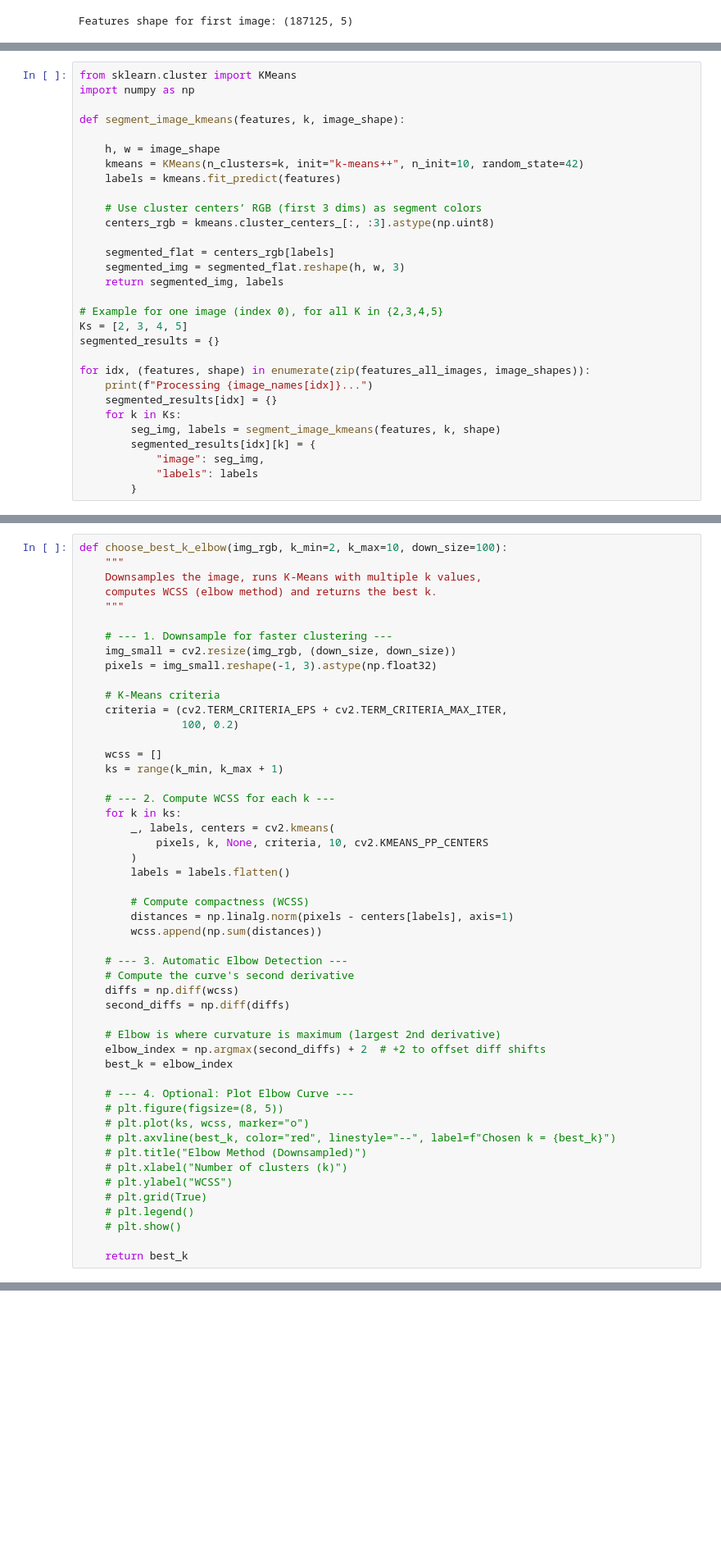
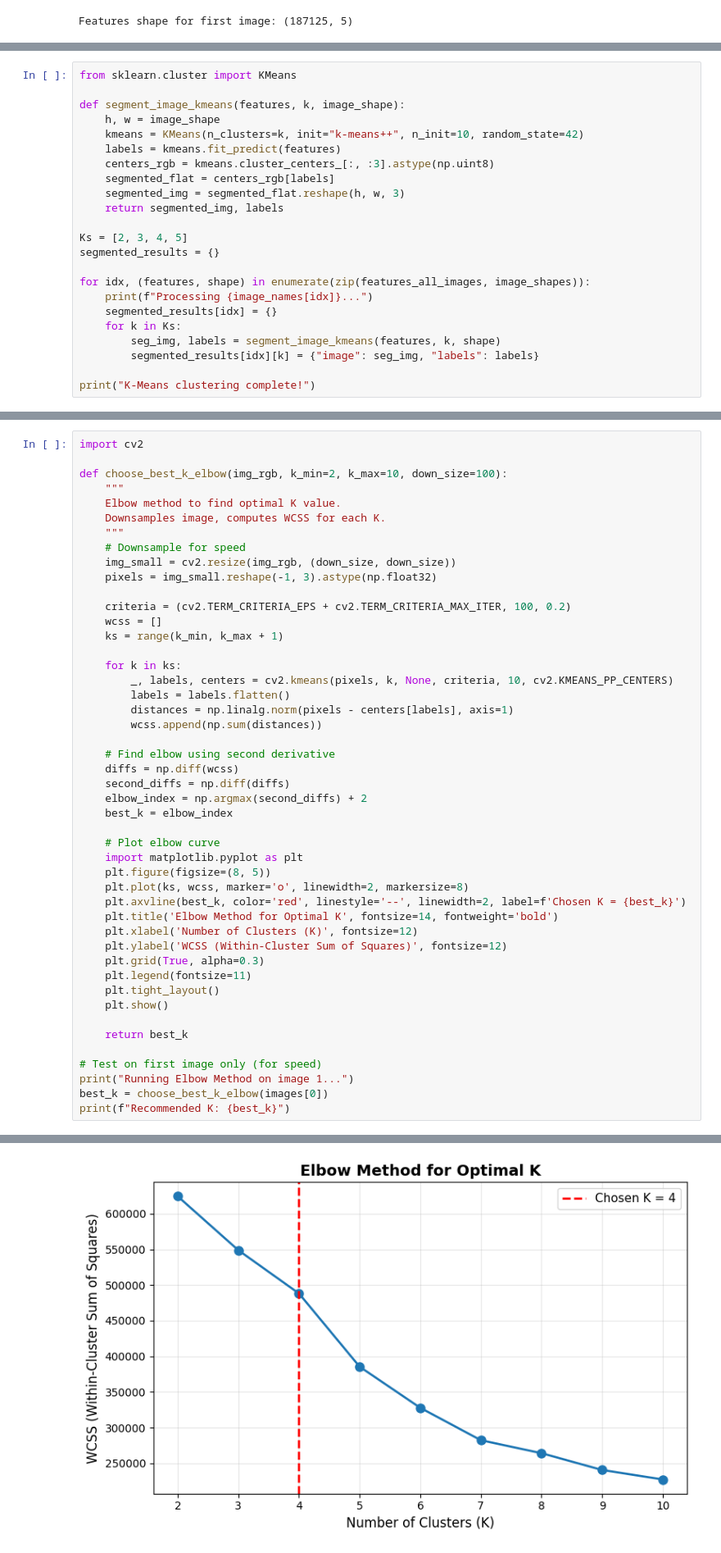
Before and after one commit to merakleee/K-Means-Image-Segmentation, a Jupyter notebook: notebook.ipynb, the cells around one changed output, grey strips where cells are left out. Shown at 82% size. Saved outputs shown, nothing was run; the diff lists cells and outputs as text; blank space fills up the shorter version.

Commit message:
Update final K-Means image segmentation notebook

```diff
--- a/notebook.ipynb
+++ b/notebook.ipynb
@@ -152,21 +83,15 @@ def load_downsample_and_blur(image_folder, max_dim=500, ksize=(5,5), sigma=0):
 # %%
 from sklearn.cluster import KMeans
-import numpy as np
 
 def segment_image_kmeans(features, k, image_shape):
-
     h, w = image_shape
     kmeans = KMeans(n_clusters=k, init="k-means++", n_init=10, random_state=42)
     labels = kmeans.fit_predict(features)
-
-    # Use cluster centers’ RGB (first 3 dims) as segment colors
     centers_rgb = kmeans.cluster_centers_[:, :3].astype(np.uint8)
-
     segmented_flat = centers_rgb[labels]
     segmented_img = segmented_flat.reshape(h, w, 3)
     return segmented_img, labels
 
-# Example for one image (index 0), for all K in {2,3,4,5}
 Ks = [2, 3, 4, 5]
 segmented_results = {}
 
@@ -175,10 +100,9 @@ for idx, (features, shape) in enumerate(zip(features_all_images, image_shapes)):
     segmented_results[idx] = {}
     for k in Ks:
         seg_img, labels = segment_image_kmeans(features, k, shape)
-        segmented_results[idx][k] = {
-            "image": seg_img,
-            "labels": labels
-        }
+        segmented_results[idx][k] = {"image": seg_img, "labels": labels}
+
+print("K-Means clustering complete!")
 # %% [output]
 Processing image1.jpg...
 Processing image10.jpg...
@@ -198,50 +198,48 @@ Processing image9.jpg...
 # %%
+import cv2
+
 def choose_best_k_elbow(img_rgb, k_min=2, k_max=10, down_size=100):
     """
-    Downsamples the image, runs K-Means with multiple k values,
-    computes WCSS (elbow method) and returns the best k.
+    Elbow method to find optimal K value.
+    Downsamples image, computes WCSS for each K.
     """
-
-    # --- 1. Downsample for faster clustering ---
+    # Downsample for speed
     img_small = cv2.resize(img_rgb, (down_size, down_size))
     pixels = img_small.reshape(-1, 3).astype(np.float32)
 
-    # K-Means criteria
-    criteria = (cv2.TERM_CRITERIA_EPS + cv2.TERM_CRITERIA_MAX_ITER,
-                100, 0.2)
-
+    criteria = (cv2.TERM_CRITERIA_EPS + cv2.TERM_CRITERIA_MAX_ITER, 100, 0.2)
     wcss = []
     ks = range(k_min, k_max + 1)
 
-    # --- 2. Compute WCSS for each k ---
     for k in ks:
-        _, labels, centers = cv2.kmeans(
-            pixels, k, None, criteria, 10, cv2.KMEANS_PP_CENTERS
-        )
+        _, labels, centers = cv2.kmeans(pixels, k, None, criteria, 10, cv2.KMEANS_PP_CENTERS)
         labels = labels.flatten()
-
-        # Compute compactness (WCSS)
         distances = np.linalg.norm(pixels - centers[labels], axis=1)
         wcss.append(np.sum(distances))
 
-    # --- 3. Automatic Elbow Detection ---
-    # Compute the curve's second derivative
+    # Find elbow using second derivative
     diffs = np.diff(wcss)
     second_diffs = np.diff(diffs)
-
-    # Elbow is where curvature is maximum (largest 2nd derivative)
-    elbow_index = np.argmax(second_diffs) + 2  # +2 to offset diff shifts
+    elbow_index = np.argmax(second_diffs) + 2
     best_k = elbow_index
 
-    # --- 4. Optional: Plot Elbow Curve ---
-    # plt.figure(figsize=(8, 5))
-    # plt.plot(ks, wcss, marker="o")
-    # plt.axvline(best_k, color="red", linestyle="--", label=f"Chosen k = {best_k}")
-    # plt.title("Elbow Method (Downsampled)")
-    # plt.xlabel("Number of clusters (k)")
-    # plt.ylabel("WCSS")
-    # plt.grid(True)
-    # plt.legend()
-    # plt.show()
+    # Plot elbow curve
+    import matplotlib.pyplot as plt
+    plt.figure(figsize=(8, 5))
+    plt.plot(ks, wcss, marker='o', linewidth=2, markersize=8)
+    plt.axvline(best_k, color='red', linestyle='--', linewidth=2, label=f'Chosen K = {best_k}')
+    plt.title('Elbow Method for Optimal K', fontsize=14, fontweight='bold')
+    plt.xlabel('Number of Clusters (K)', fontsize=12)
+    plt.ylabel('WCSS (Within-Cluster Sum of Squares)', fontsize=12)
+    plt.grid(True, alpha=0.3)
+    plt.legend(fontsize=11)
+    plt.tight_layout()
+    plt.show()
 
     return best_k
+
+# Test on first image only (for speed)
+print("Running Elbow Method on image 1...")
+best_k = choose_best_k_elbow(images[0])
+print(f"Recommended K: {best_k}")
+# %% [output]
@@ -247,0 +247 @@ def choose_best_k_elbow(img_rgb, k_min=2, k_max=10, down_size=100):
+[figure, added]
```
Also changed, not shown: parts of 28 cells of this notebook.
